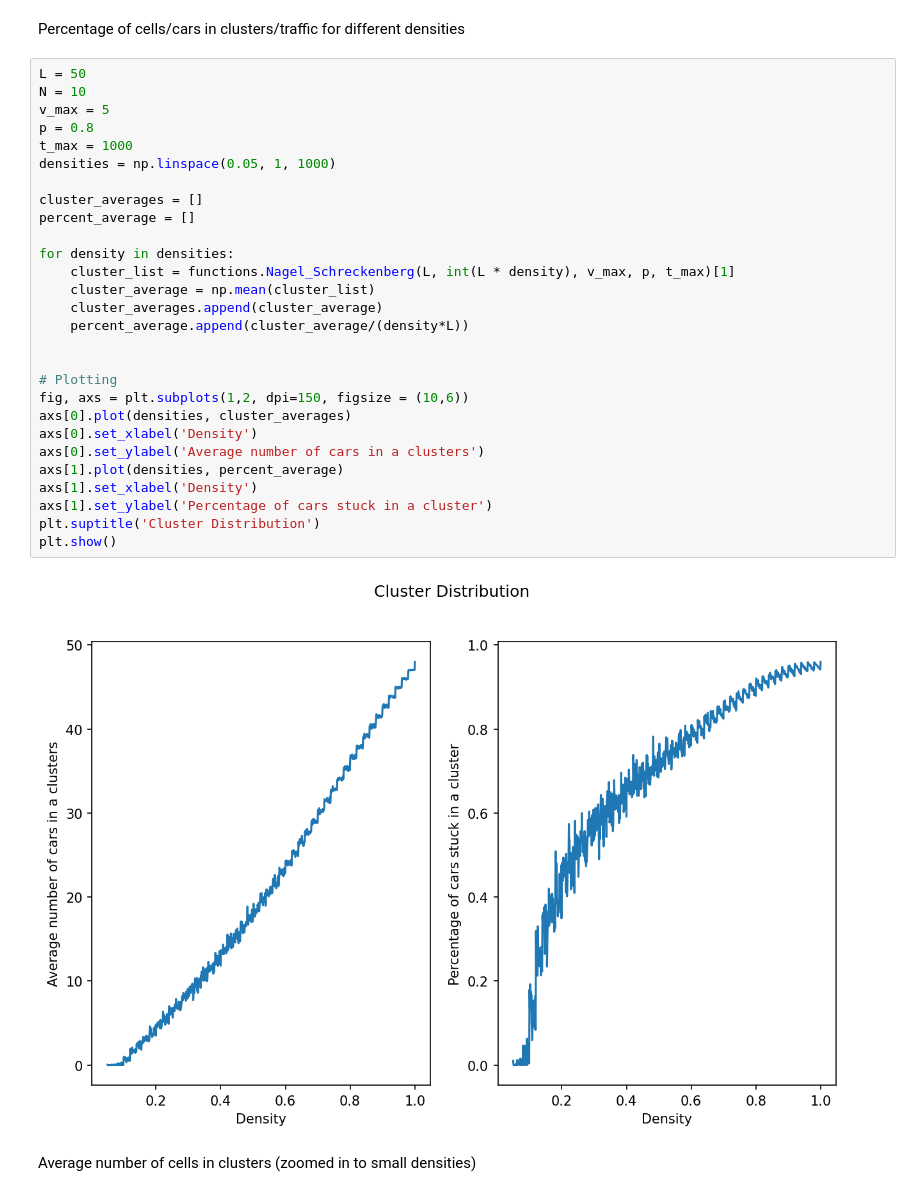
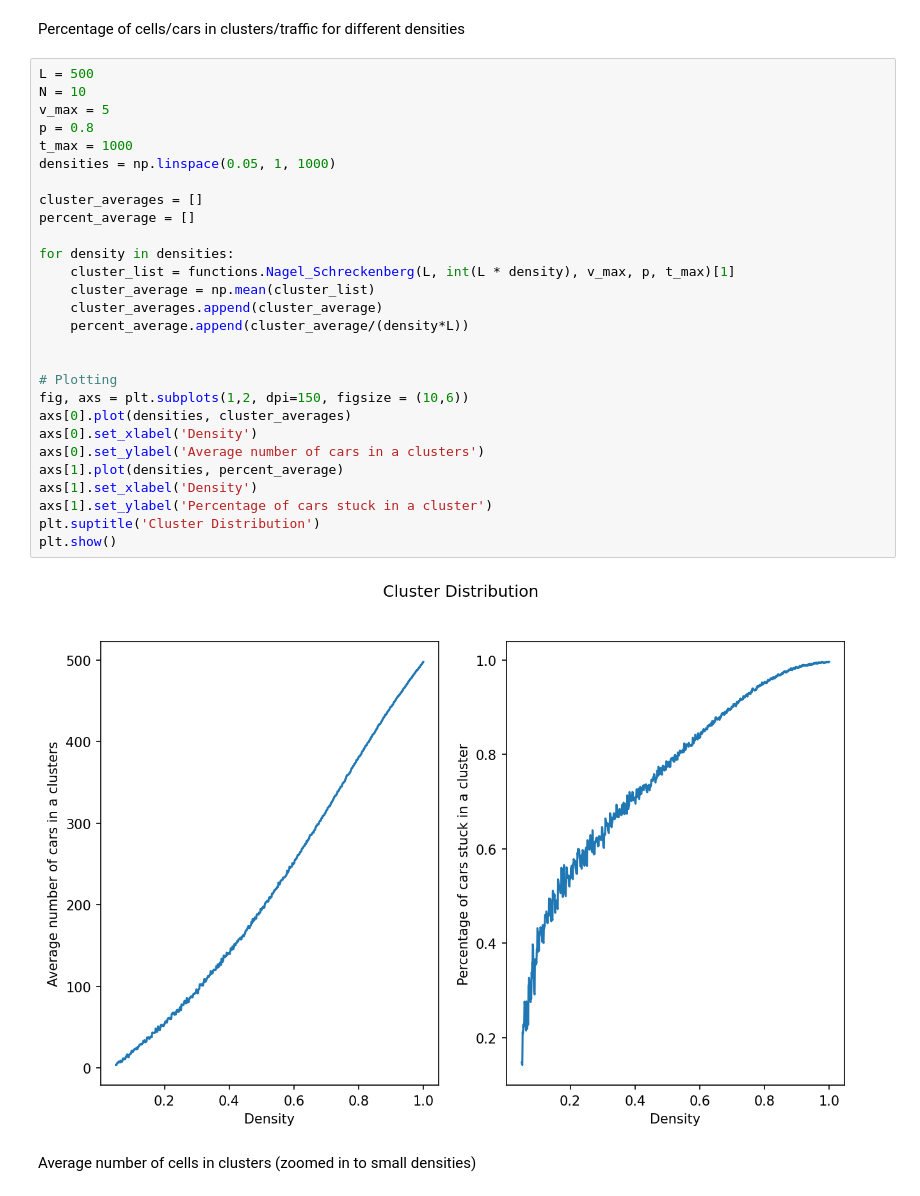
Before and after one commit to SofiaHilma/Traffic_flow_simulation, a Jupyter notebook: traffic_notebook.ipynb, the cells around one changed output. Drawn from its saved outputs; the diff is of its cells as text.

```diff
--- a/traffic_notebook.ipynb
+++ b/traffic_notebook.ipynb
@@ -119,35 +122,35 @@ This corresponds to 39.46666666666667 percent of cars stuck in traffic.
 # %% [markdown]
 Percentage of cells/cars in clusters/traffic for different densities
 # %%
-L = 50
+L = 500
 N = 10
 v_max = 5
 p = 0.8
 t_max = 1000
 densities = np.linspace(0.05, 1, 1000)
 
 cluster_averages = []
 percent_average = []
 
 for density in densities:
     cluster_list = functions.Nagel_Schreckenberg(L, int(L * density), v_max, p, t_max)[1]
     cluster_average = np.mean(cluster_list)
     cluster_averages.append(cluster_average)
     percent_average.append(cluster_average/(density*L))
 
 
 # Plotting
 fig, axs = plt.subplots(1,2, dpi=150, figsize = (10,6))
 axs[0].plot(densities, cluster_averages)
 axs[0].set_xlabel('Density')
 axs[0].set_ylabel('Average number of cars in a clusters')
 axs[1].plot(densities, percent_average)
 axs[1].set_xlabel('Density')
 axs[1].set_ylabel('Percentage of cars stuck in a cluster')
 plt.suptitle('Cluster Distribution')
 plt.show()
 # %% [output]
-[figure, old version]
+[figure, new version]
 # %% [markdown]
 Average number of cells in clusters (zoomed in to small densities)
 # %%
```
Also changed, not shown: parts of 8 cells of this notebook, 4 other files.
